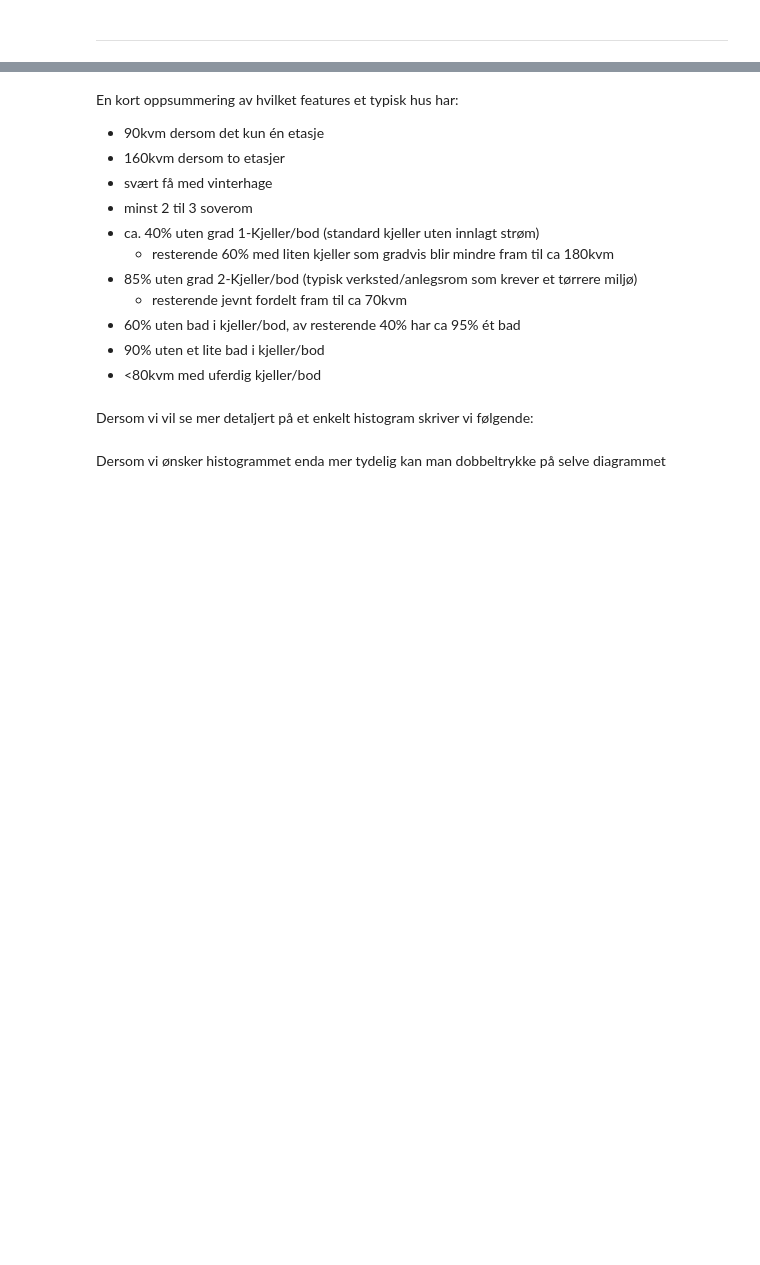
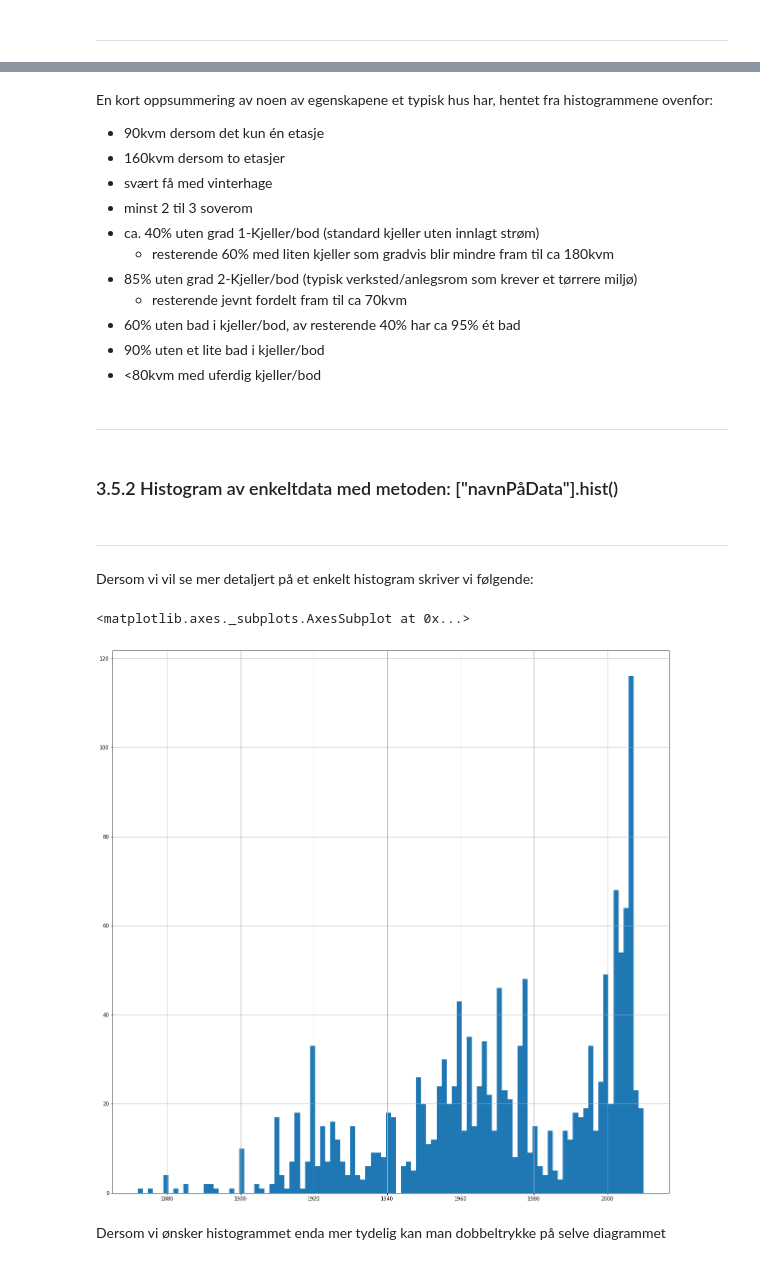
Before and after one commit to 148921/DAT158ML-Oblig2, a Jupyter notebook: HHO_Oblig2.ipynb, the cells around one changed output, grey strips where cells are left out. Saved outputs shown, nothing was run; the diff lists cells and outputs as text; code cells hidden in the pictures; blank space fills up the shorter version.

```diff
--- a/HHO_Oblig2.ipynb
+++ b/HHO_Oblig2.ipynb
@@ -190,5 +265,5 @@ plt.show()
 # %% [markdown]
-En kort oppsummering av hvilket features et typisk hus har:
+En kort oppsummering av noen av egenskapene et typisk hus har, hentet fra histogrammene ovenfor:
 -  90kvm dersom det kun én etasje
 -  160kvm dersom to etasjer
 -  svært få med vinterhage
@@ -200,10 +275,19 @@ En kort oppsummering av hvilket features et typisk hus har:
 - 60% uten bad i kjeller/bod, av resterende 40% har ca 95% ét bad
 - 90% uten et lite bad i kjeller/bod
 - <80kvm med uferdig kjeller/bod
+# %% [markdown]
+_________________________________
+# %% [markdown]
+### 3.5.2 Histogram av enkeltdata med metoden: ["navnPåData"].hist()
+# %% [markdown]
+_________________________________
 # %% [markdown]
 Dersom vi vil se mer detaljert på et enkelt histogram skriver vi følgende:
 # %%
-housing_data["1stFlrSF"].hist(bins=100, figsize=(20,20))
+housing_data["YearBuilt"].hist(bins=100, figsize=(20,20))
+# %% [output]
+<matplotlib.axes._subplots.AxesSubplot at 0x...>
+[figure, added]
 # %% [markdown]
 Dersom vi ønsker histogrammet enda mer tydelig kan man dobbeltrykke på selve diagrammet
 # %% [markdown]
```
Also changed, not shown: parts of 136 cells of this notebook, 2 other files.
